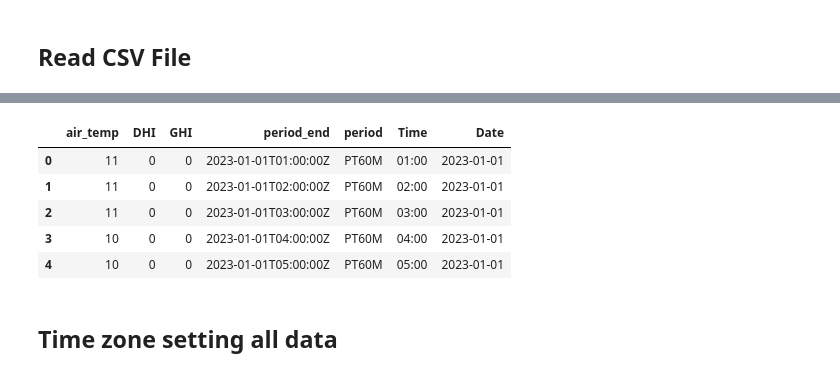
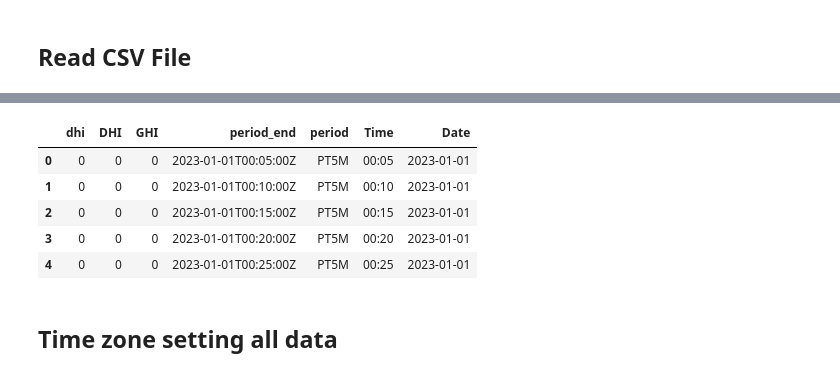
Before and after one commit to GustavoUNAL/Solar-1.233102--77.292833-, a Jupyter notebook: Notebooks/solcast.ipynb, the cells around one changed output, grey strips where cells are left out. Cells and saved outputs as stored; diff of their text form; code cells hidden in the pictures.

```diff
--- a/Notebooks/solcast.ipynb
+++ b/Notebooks/solcast.ipynb
@@ -23,7 +23,7 @@ from datetime import datetime, date, timedelta  # manipulacion de fechas y horas
 ## Read CSV File
 # %%
 # Cargar los datos del archivo CSV
-data = pd.read_csv('../Data/Raw/solcast.csv', sep=',')
+data = pd.read_csv('../Data/Raw/solcas_2023_PT5M.csv', sep=',')
 
 # Crear un dataframe con los datos
 df = pd.DataFrame(data)
@@ -57,9 +57,9 @@ df.head(5)  # muestra los 5 primeros registros del dataframe
-|  | air_temp | DHI | GHI | period_end | period | Time | Date |
-| 0 | 11 | 0 | 0 | 2023-01-01T01:00:00Z | PT60M | 01:00 | 2023-01-01 |
-| 1 | 11 | 0 | 0 | 2023-01-01T02:00:00Z | PT60M | 02:00 | 2023-01-01 |
-| 2 | 11 | 0 | 0 | 2023-01-01T03:00:00Z | PT60M | 03:00 | 2023-01-01 |
-| 3 | 10 | 0 | 0 | 2023-01-01T04:00:00Z | PT60M | 04:00 | 2023-01-01 |
-| 4 | 10 | 0 | 0 | 2023-01-01T05:00:00Z | PT60M | 05:00 | 2023-01-01 |
+|  | dhi | DHI | GHI | period_end | period | Time | Date |
+| 0 | 0 | 0 | 0 | 2023-01-01T00:05:00Z | PT5M | 00:05 | 2023-01-01 |
+| 1 | 0 | 0 | 0 | 2023-01-01T00:10:00Z | PT5M | 00:10 | 2023-01-01 |
+| 2 | 0 | 0 | 0 | 2023-01-01T00:15:00Z | PT5M | 00:15 | 2023-01-01 |
+| 3 | 0 | 0 | 0 | 2023-01-01T00:20:00Z | PT5M | 00:20 | 2023-01-01 |
+| 4 | 0 | 0 | 0 | 2023-01-01T00:25:00Z | PT5M | 00:25 | 2023-01-01 |
 # %% [markdown]
 ## Time zone setting all data
 # %%
```
Also changed, not shown: parts of 10 cells of this notebook, 8 other files.
